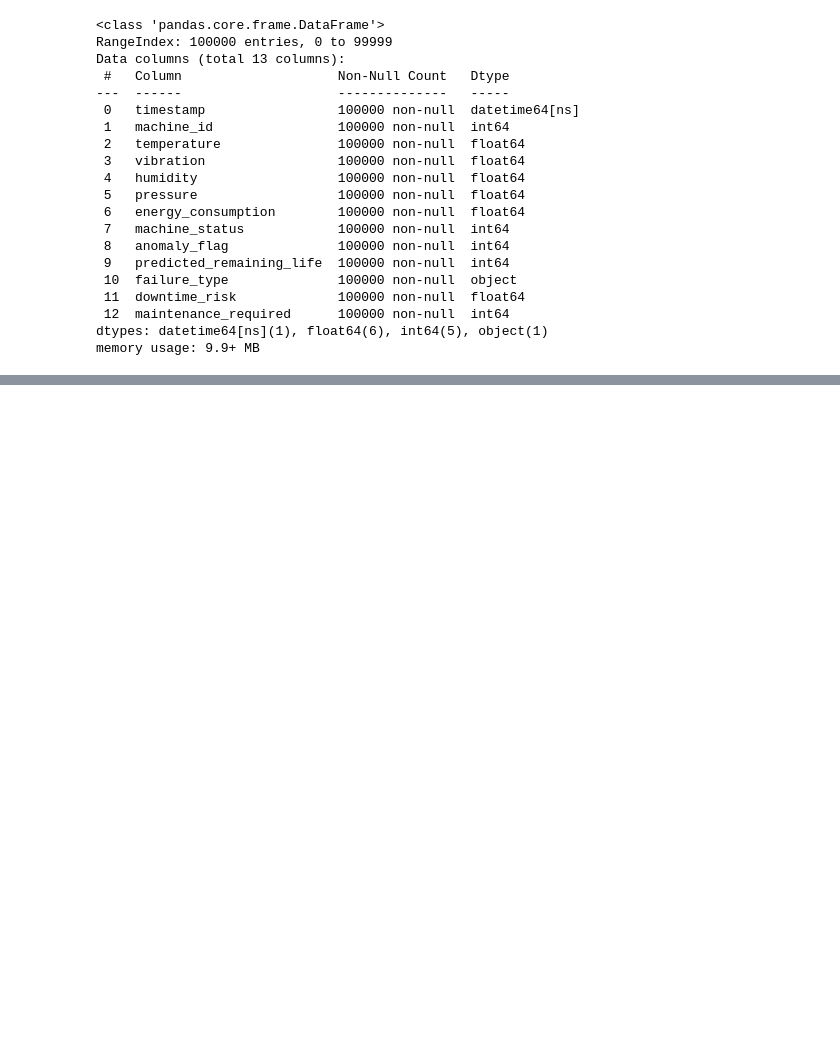
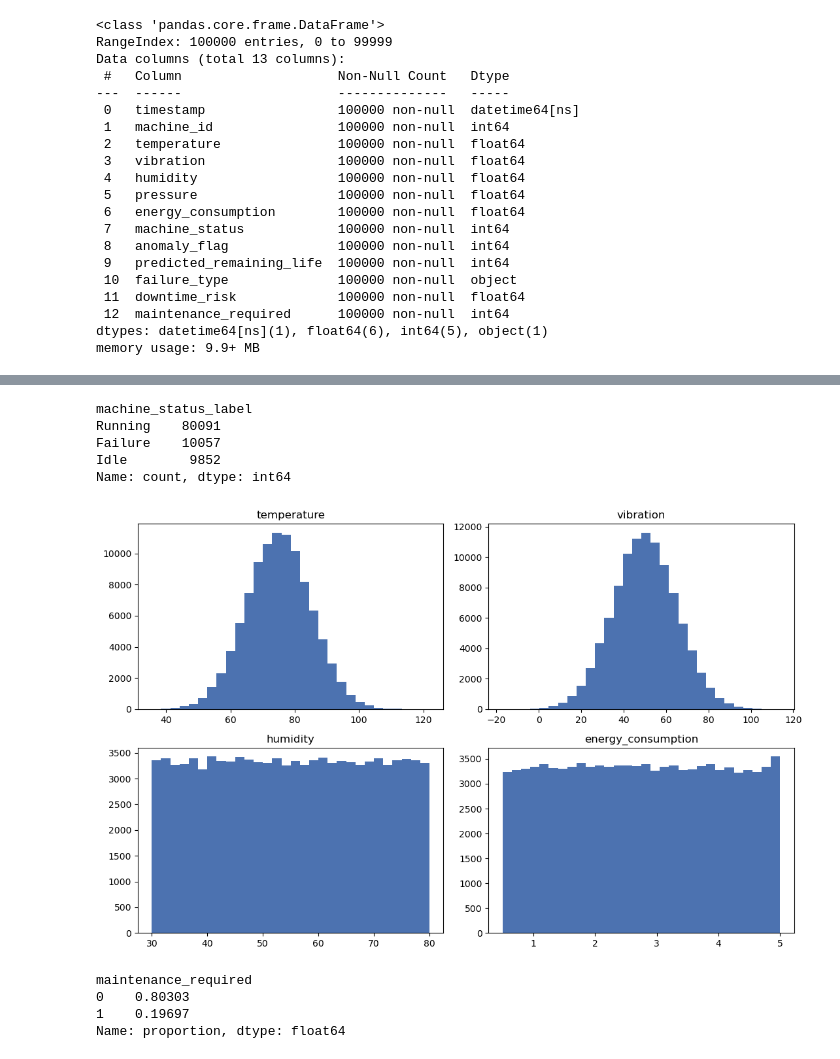
Before and after one commit to rohan-ak43/Smart-Manufacturing-IoT-Cloud-Monitoring, a Jupyter notebook: SmartManufacturing.ipynb, the cells around one changed output, grey strips where cells are left out. Drawn from its saved outputs; the diff is of its cells as text; code cells hidden in the pictures; blank space fills up the shorter version.

```diff
--- a/SmartManufacturing.ipynb
+++ b/SmartManufacturing.ipynb
@@ -53,3 +53,30 @@ df.describe(include='all').T
 | failure_type | 100000 | 5 | Normal | 91899 | NaN | NaN | NaN | NaN | NaN | NaN | NaN |
 | downtime_risk | 100000.0 | NaN | NaN | NaN | 0.089155 | 0.0 | 0.0 | 0.0 | 0.0 | 1.0 | 0.284961 |
 | maintenance_required | 100000.0 | NaN | NaN | NaN | 0.19697 | 0.0 | 0.0 | 0.0 | 0.0 | 1.0 | 0.397711 |
+# %%
+status_map = {0: 'Idle', 1: 'Running', 2: 'Failure'}
+df['machine_status_label'] = df['machine_status'].map(status_map)
+df['machine_status_label'].value_counts()
+# %% [output]
+machine_status_label
+Running    80091
+Failure    10057
+Idle        9852
+Name: count, dtype: int64
+# %%
+fig, axes = plt.subplots(2, 2, figsize=(11, 7))
+for ax, col in zip(axes.ravel(), ['temperature', 'vibration', 'humidity', 'energy_consumption']):
+    ax.hist(df[col].dropna(), bins=30, color='#4C72B0')
+    ax.set_title(col)
+plt.tight_layout()
+plt.savefig('fig_distributions.png', dpi=110)
+plt.show()
+# %% [output]
+[figure, added]
+# %%
+df['maintenance_required'].value_counts(normalize=True).rename('proportion')
+# %% [output]
+maintenance_required
+0    0.80303
+1    0.19697
+Name: proportion, dtype: float64
```
Also changed, not shown: parts of 1 cell of this notebook, 2 other files.
